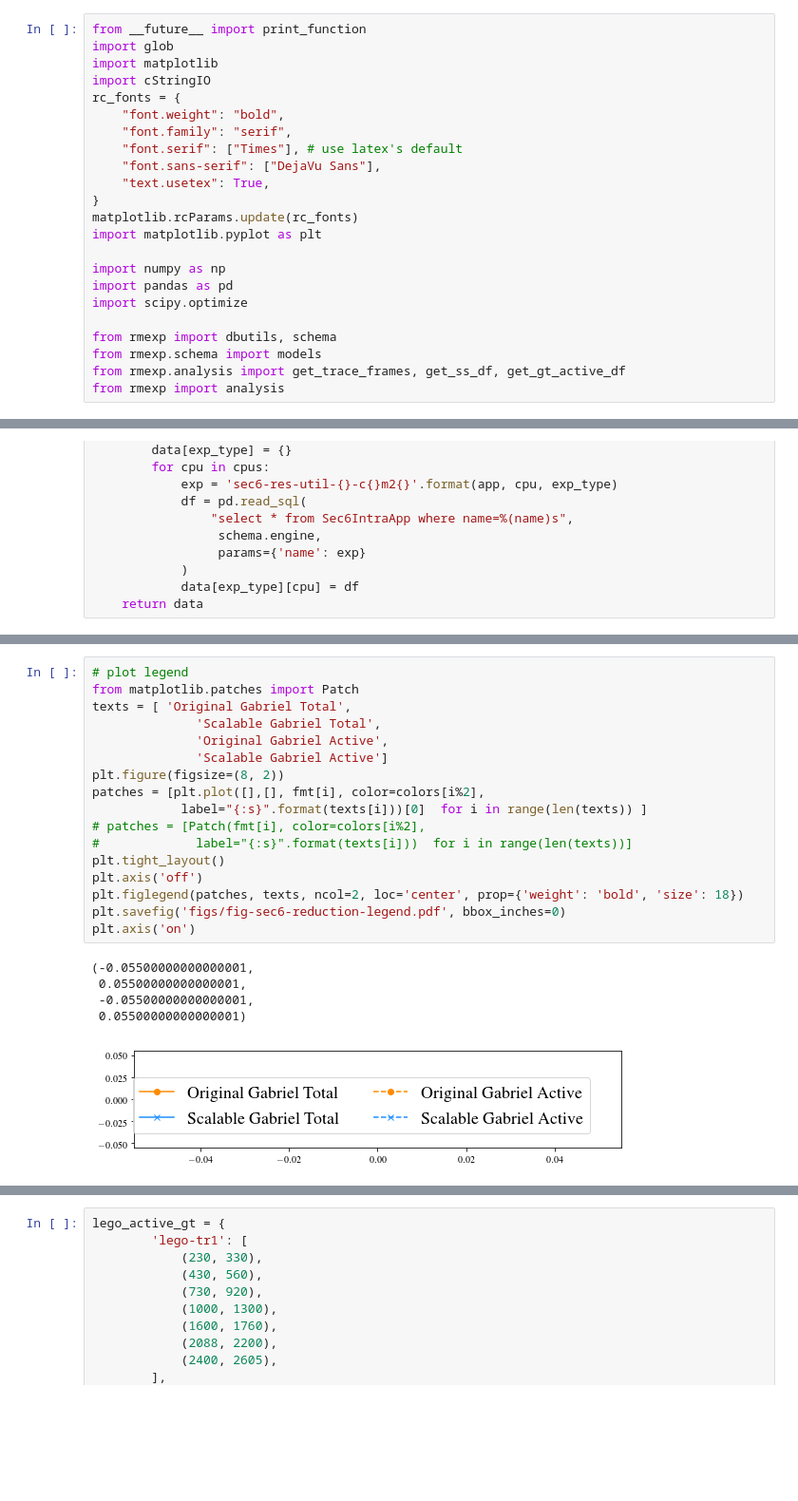
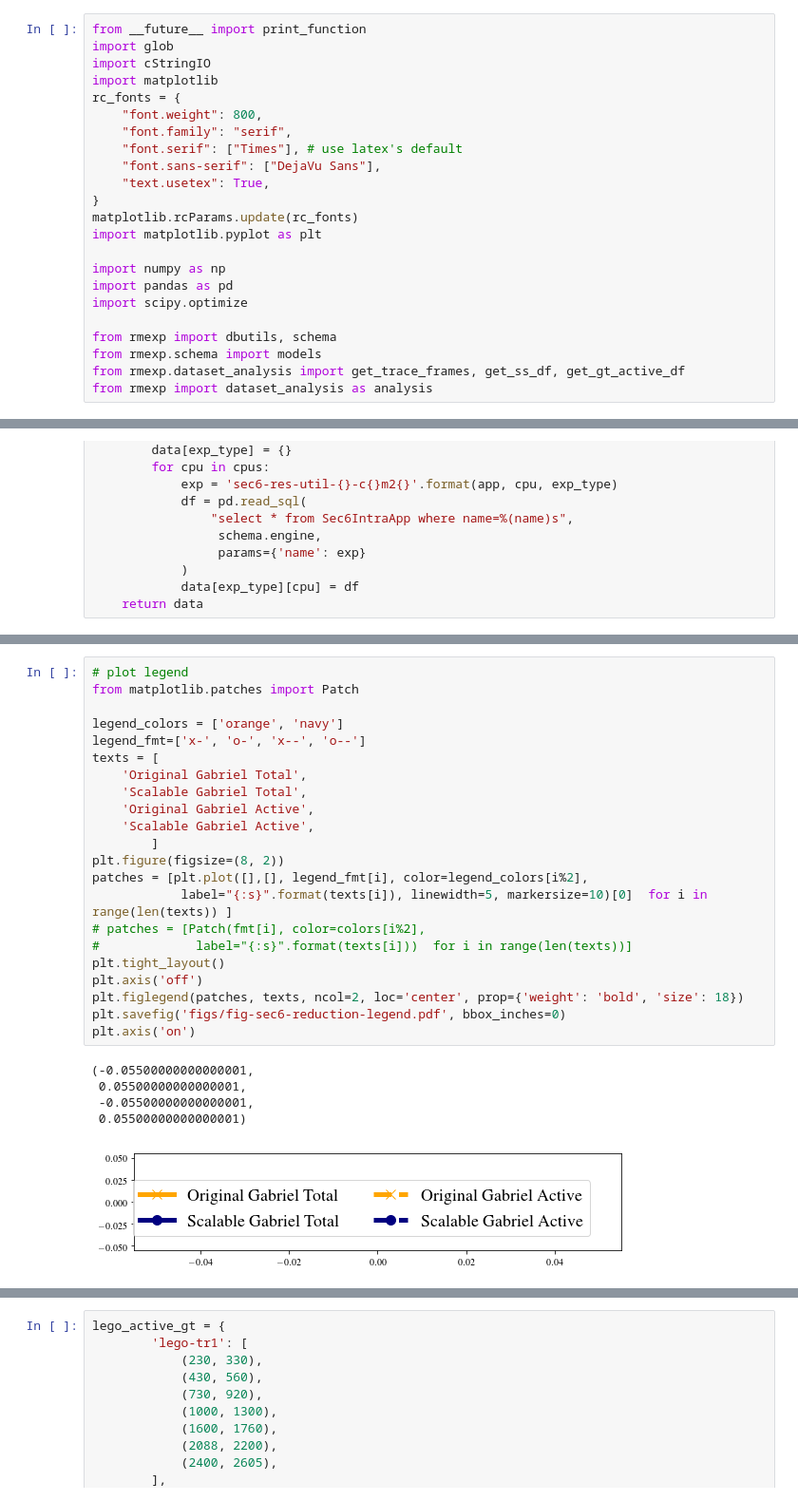
Before and after one commit to cmusatyalab/sec19-scalable-edge-native-applications, a Jupyter notebook: visualization/sec6-dutycycle-imu.ipynb, the cells around one changed output, grey strips where cells are left out. Shown at 95% size. Saved outputs shown, nothing was run; the diff lists cells and outputs as text; blank space fills up the shorter version.

Commit message:
changed color scheme

```diff
--- a/visualization/sec6-dutycycle-imu.ipynb
+++ b/visualization/sec6-dutycycle-imu.ipynb
@@ -11,10 +11,10 @@ Post process for experiment launched by scripts/run-sec6-dutycycleimu.sh
 # %%
 from __future__ import print_function
 import glob
+import cStringIO
 import matplotlib
-import cStringIO
 rc_fonts = {
-    "font.weight": "bold",
+    "font.weight": 800,
     "font.family": "serif",
     "font.serif": ["Times"], # use latex's default
     "font.sans-serif": ["DejaVu Sans"],
@@ -29,5 +29,5 @@ import scipy.optimize
 
 from rmexp import dbutils, schema
 from rmexp.schema import models
-from rmexp.analysis import get_trace_frames, get_ss_df, get_gt_active_df
-from rmexp import analysis
+from rmexp.dataset_analysis import get_trace_frames, get_ss_df, get_gt_active_df
+from rmexp import dataset_analysis as analysis
@@ -182,26 +162,31 @@ def plot_data(data, exp_types, fmt, labels, ylim=None, title=None):
 # %%
 # plot legend
 from matplotlib.patches import Patch
-texts = [ 'Original Gabriel Total',
-              'Scalable Gabriel Total',
-              'Original Gabriel Active',
-              'Scalable Gabriel Active']
+
+legend_colors = ['orange', 'navy']
+legend_fmt=['x-', 'o-', 'x--', 'o--']
+texts = [
+    'Original Gabriel Total',
+    'Scalable Gabriel Total',
+    'Original Gabriel Active',
+    'Scalable Gabriel Active',
+        ]
 plt.figure(figsize=(8, 2))
-patches = [plt.plot([],[], fmt[i], color=colors[i%2],
-            label="{:s}".format(texts[i]))[0]  for i in range(len(texts)) ]
+patches = [plt.plot([],[], legend_fmt[i], color=legend_colors[i%2],
+            label="{:s}".format(texts[i]), linewidth=5, markersize=10)[0]  for i in range(len(texts)) ]
 # patches = [Patch(fmt[i], color=colors[i%2],
 #             label="{:s}".format(texts[i]))  for i in range(len(texts))]
 plt.tight_layout()
 plt.axis('off')
 plt.figlegend(patches, texts, ncol=2, loc='center', prop={'weight': 'bold', 'size': 18})
 plt.savefig('figs/fig-sec6-reduction-legend.pdf', bbox_inches=0)
 plt.axis('on')
 # %% [output]
 (-0.05500000000000001,
  0.05500000000000001,
  -0.05500000000000001,
  0.05500000000000001)
-[figure, old version]
+[figure, new version]
 # %%
 data=get_data('pingpong', exp_types = ['baseline', 'dutycycleimu'])
 ticks = [2,4,6,8]
```
Also changed, not shown: parts of 4 cells of this notebook, 26 other files.
